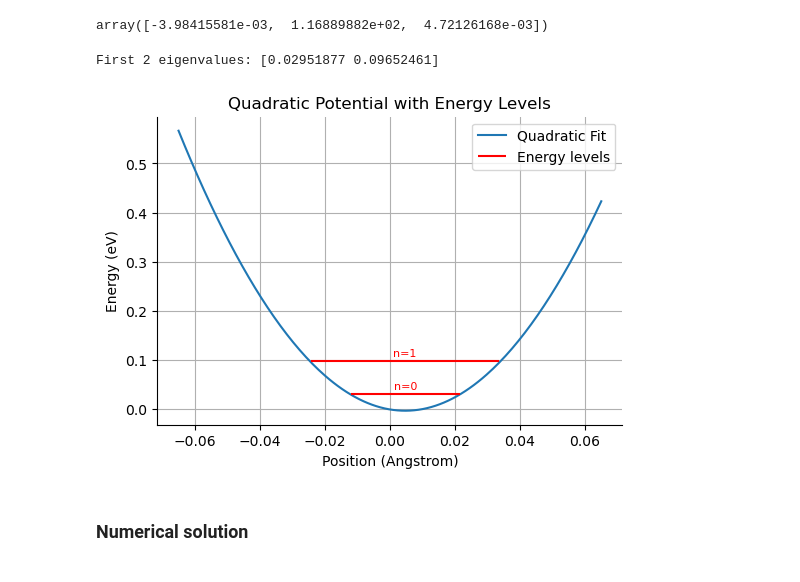
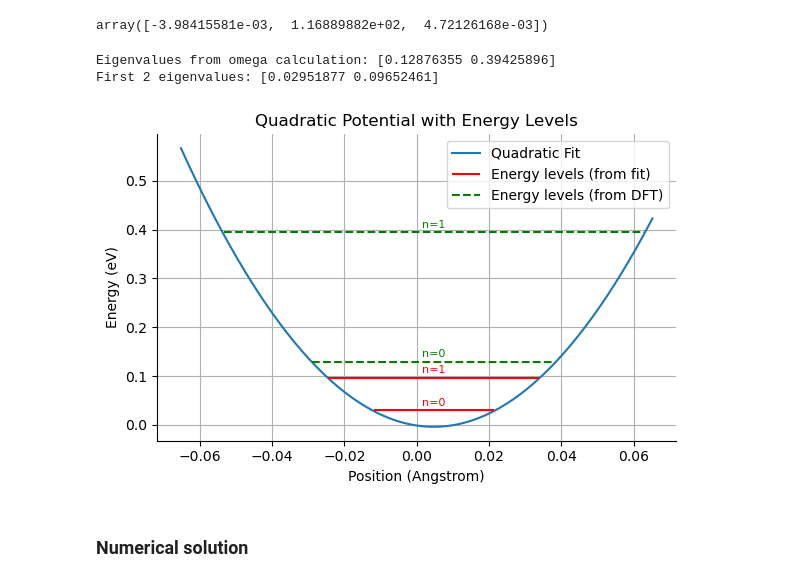
Before and after one commit to framere/SideProj, a Jupyter notebook: calculations_python.ipynb, the cells around one changed output. Cells and saved outputs as stored; diff of their text form; code cells hidden in the pictures.

```diff
--- a/calculations_python.ipynb
+++ b/calculations_python.ipynb
@@ -149,37 +149,53 @@ def harmonic_eigenvalues_from_quadratic(params, m, N):
     omega_quad = np.sqrt(2.0 * b / m) # angular frequency
     n = np.arange(N) # quantum numbers
     En = hbar_eV * omega_quad * (n + 0.5) + a # energy levels
     return En
 
+En = omega * hbar_eV * (np.arange(2) + 0.5) + params_quadratic[0] # energy levels using omega from DFT calculation
+print("Eigenvalues from omega calculation:", En)
+
 N = 2
-eigenvalues = harmonic_eigenvalues_from_quadratic(params_quadratic, m_eff, N)
+eigenvalues = harmonic_eigenvalues_from_quadratic(params_quadratic, m_eff, N) # first N eigenvalues using omega from quadratic fit
 print("First", N, "eigenvalues:", eigenvalues)
-
 
 a, b, c = params_quadratic
 plt.figure(figsize=(6, 4))
 plt.plot(X_axis, quadratic_model(X_axis, *params_quadratic), label='Quadratic Fit', color=colors[0])
 for n, energy in enumerate(eigenvalues):
     min_index = np.where(quadratic_model(x_vals, *params_quadratic) <= energy)[0][0]
     max_index = np.where(quadratic_model(x_vals, *params_quadratic) <= energy)[0][-1]
     xi, xj = x_vals[min_index], x_vals[max_index]
-    plt.hlines(energy, xi, xj, colors='r', label='Energy levels' if n == 0 else "")
+    plt.hlines(energy, xi, xj, colors='r', label='Energy levels (from fit)' if n == 0 else "")
     # place level label centered above the line
     xmid = 0.5 * (xi + xj)
     vp = quadratic_model(X_axis, *params_quadratic)
     y_offset = 0.01 * (vp.max() - vp.min())
     plt.text(xmid, energy + y_offset, f"n={n}", ha='center', va='bottom', color='r', fontsize=8)
+
+for n, energy in enumerate(En):
+    min_index = np.where(quadratic_model(x_vals, *params_quadratic) <= energy)[0][0]
+    max_index = np.where(quadratic_model(x_vals, *params_quadratic) <= energy)[0][-1]
+    xi, xj = x_vals[min_index], x_vals[max_index]
+    plt.hlines(energy, xi, xj, colors='g', linestyles='dashed', label='Energy levels (from DFT)' if n == 0 else "")
+    # place level label centered above the line
+    xmid = 0.5 * (xi + xj)
+    vp = quadratic_model(X_axis, *params_quadratic)
+    y_offset = 0.01 * (vp.max() - vp.min())
+    plt.text(xmid, energy + y_offset, f"n={n}", ha='center', va='bottom', color='g', fontsize=8)
 
 plt.legend()
 plt.xlabel('Position (Angstrom)')
 plt.ylabel('Energy (eV)')
 plt.title('Quadratic Potential with Energy Levels')
 sns.despine()
 plt.grid()
+plt.tight_layout()
+plt.savefig('quadratic_potential_energy_levels.png', dpi=300)
 plt.show()
 # %% [output]
+Eigenvalues from omega calculation: [0.12876355 0.39425896]
 First 2 eigenvalues: [0.02951877 0.09652461]
-[figure, old version]
+[figure, new version]
 # %% [markdown]
 ### Numerical solution
 # %%
```
Also changed, not shown: 4 other files.
